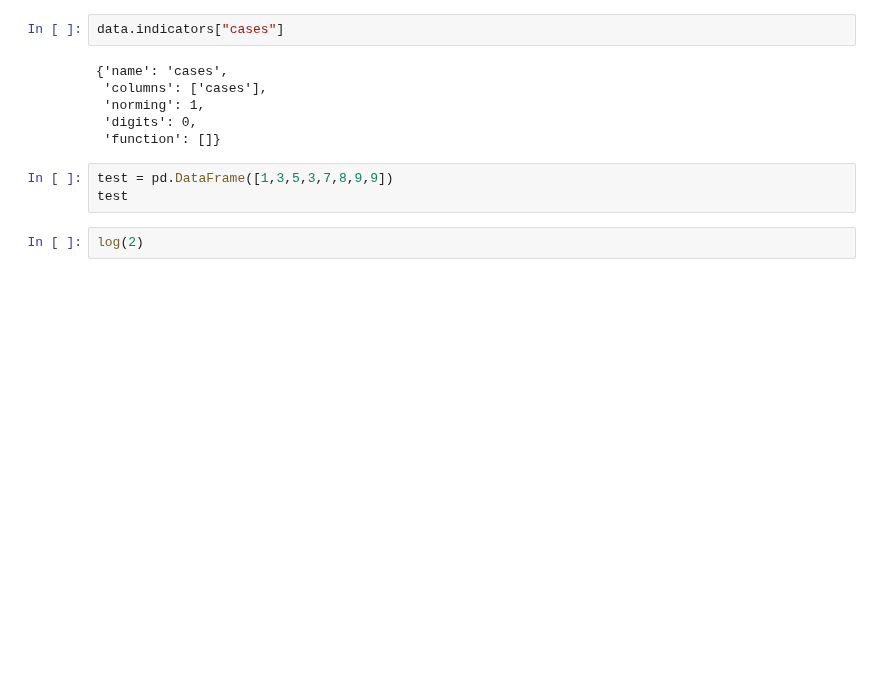
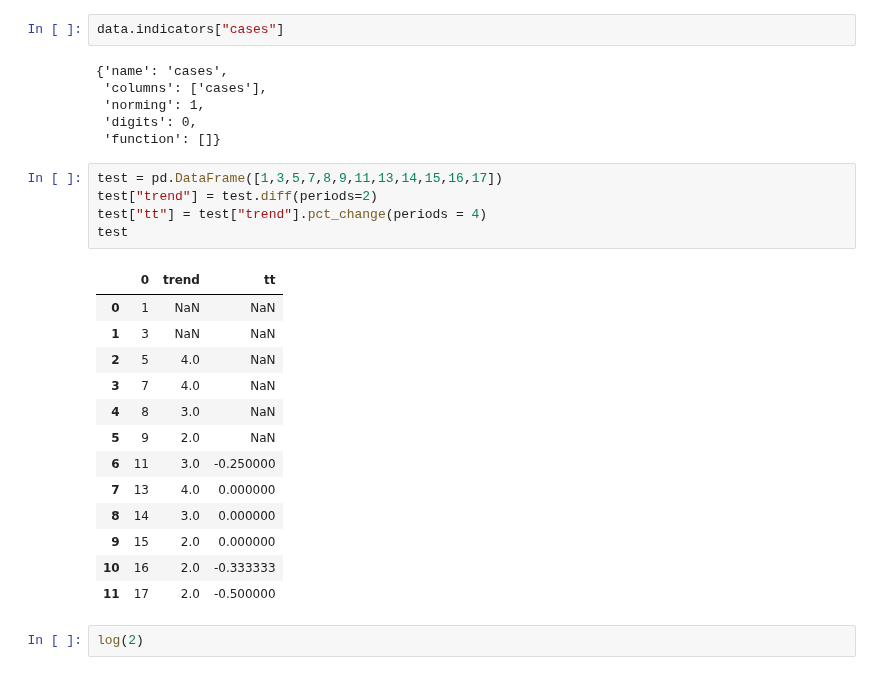
Before and after one commit to ditori1976/covid_app, a Jupyter notebook: notebooks/DataLoader.ipynb, the cells around one changed output. Cells and saved outputs as stored; diff of their text form; blank space fills up the shorter version.

Commit message:
add trend

```diff
--- a/notebooks/DataLoader.ipynb
+++ b/notebooks/DataLoader.ipynb
@@ -62,8 +82,24 @@ data.indicators["cases"]
  'digits': 0,
  'function': []}
 # %%
-test = pd.DataFrame([1,3,5,3,7,8,9,9])
+test = pd.DataFrame([1,3,5,7,8,9,11,13,14,15,16,17])
+test["trend"] = test.diff(periods=2)
+test["tt"] = test["trend"].pct_change(periods = 4)
 test
+# %% [output]
+|  | 0 | trend | tt |
+| 0 | 1 | NaN | NaN |
+| 1 | 3 | NaN | NaN |
+| 2 | 5 | 4.0 | NaN |
+| 3 | 7 | 4.0 | NaN |
+| 4 | 8 | 3.0 | NaN |
+| 5 | 9 | 2.0 | NaN |
+| 6 | 11 | 3.0 | -0.250000 |
+| 7 | 13 | 4.0 | 0.000000 |
+| 8 | 14 | 3.0 | 0.000000 |
+| 9 | 15 | 2.0 | 0.000000 |
+| 10 | 16 | 2.0 | -0.333333 |
+| 11 | 17 | 2.0 | -0.500000 |
 # %%
 log(2)
 # %%
```
Also changed, not shown: parts of 3 cells of this notebook, 2 other files.
